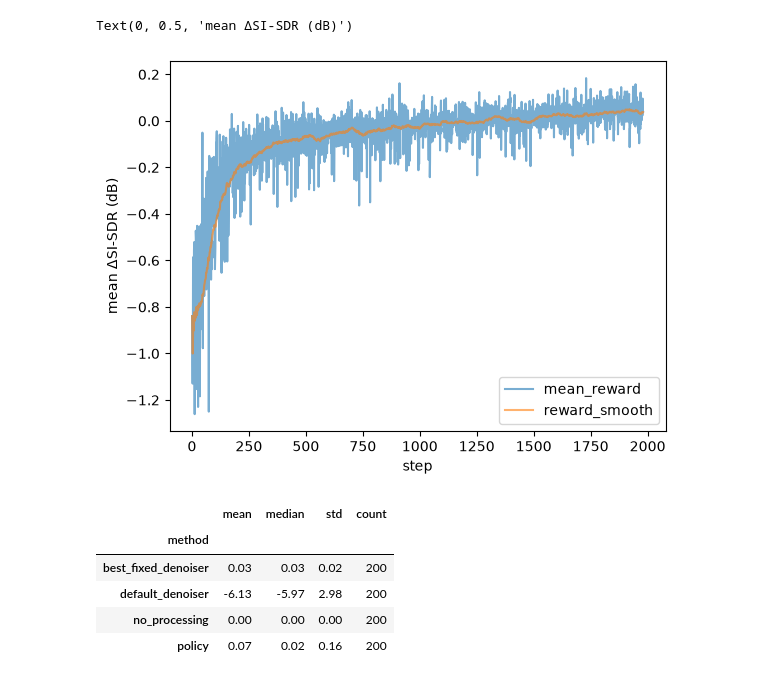
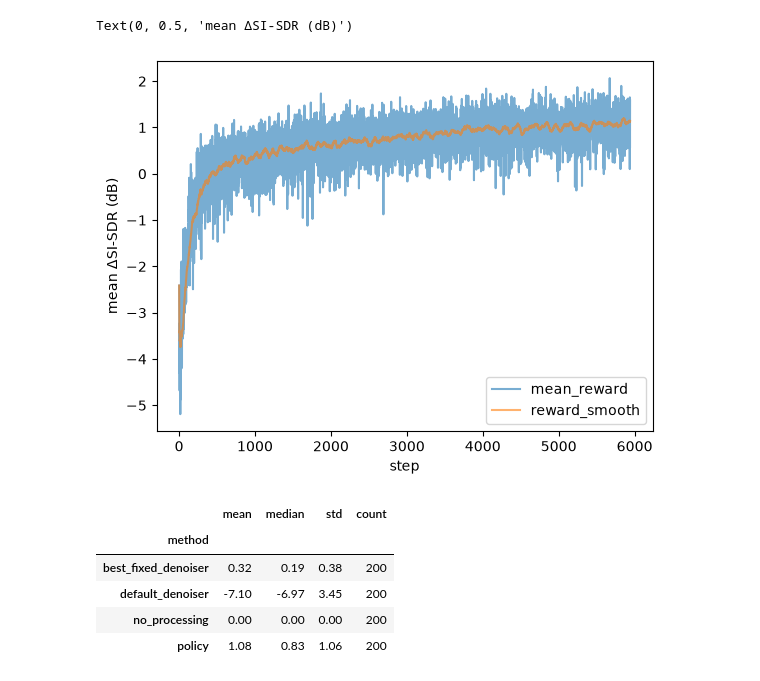
Before and after one commit to Ilegal-Beagle/vinyl-record-cleaner, a Jupyter notebook: notebooks/results.ipynb, the cells around one changed output. Drawn from its saved outputs; the diff is of its cells as text; code cells hidden in the pictures.

Commit message:
Updated results and notebook

```diff
--- a/notebooks/results.ipynb
+++ b/notebooks/results.ipynb
@@ -2,22 +2,22 @@
 import pandas as pd
 import numpy as np
 # %%
-log = pd.read_csv("results/train_log.csv")
+log = pd.read_csv("../results/train_log.csv")
 log["reward_smooth"] = log["mean_reward"].rolling(50, min_periods=1).mean()
 ax = log.plot(x="step", y=["mean_reward", "reward_smooth"], alpha=0.6)
 ax.set_ylabel("mean ΔSI-SDR (dB)")
 # %% [output]
 Text(0, 0.5, 'mean ΔSI-SDR (dB)')
-[figure, old version]
+[figure, new version]
 # %%
-df = pd.read_csv("results/test_results.csv")
+df = pd.read_csv("../results/test_results.csv")
 summary = (df.groupby("method")["delta_si_sdr"]
              .agg(["mean", "median", "std", "count"]).round(2))
 summary
 # %% [output]
 |  | mean | median | std | count |
 | method |  |  |  |  |
-| best_fixed_denoiser | 0.03 | 0.03 | 0.02 | 200 |
-| default_denoiser | -6.13 | -5.97 | 2.98 | 200 |
+| best_fixed_denoiser | 0.32 | 0.19 | 0.38 | 200 |
+| default_denoiser | -7.10 | -6.97 | 3.45 | 200 |
 | no_processing | 0.00 | 0.00 | 0.00 | 200 |
-| policy | 0.07 | 0.02 | 0.16 | 200 |
+| policy | 1.08 | 0.83 | 1.06 | 200 |
```
Also changed, not shown: parts of 2 cells of this notebook, 5 other files.
